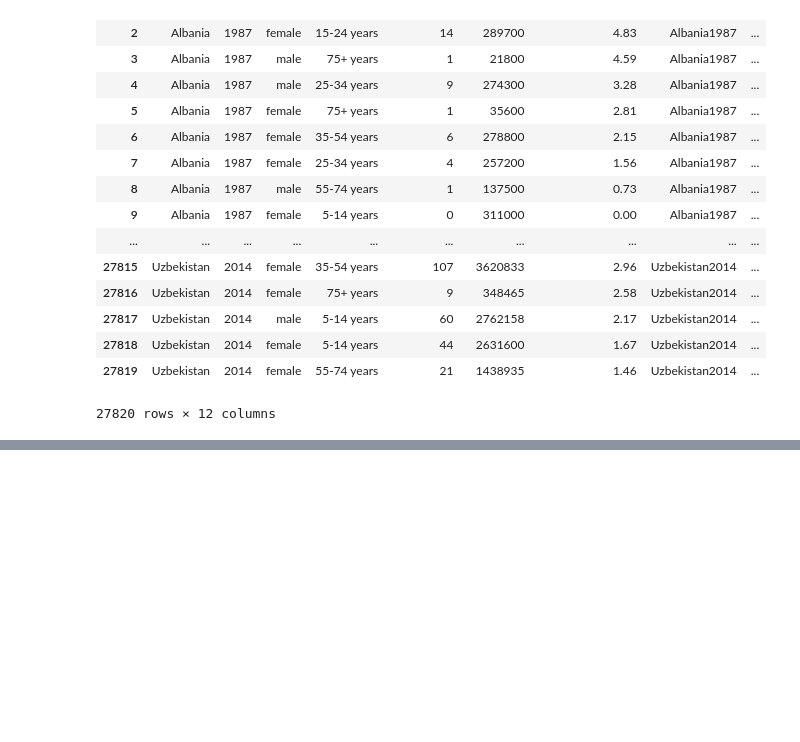
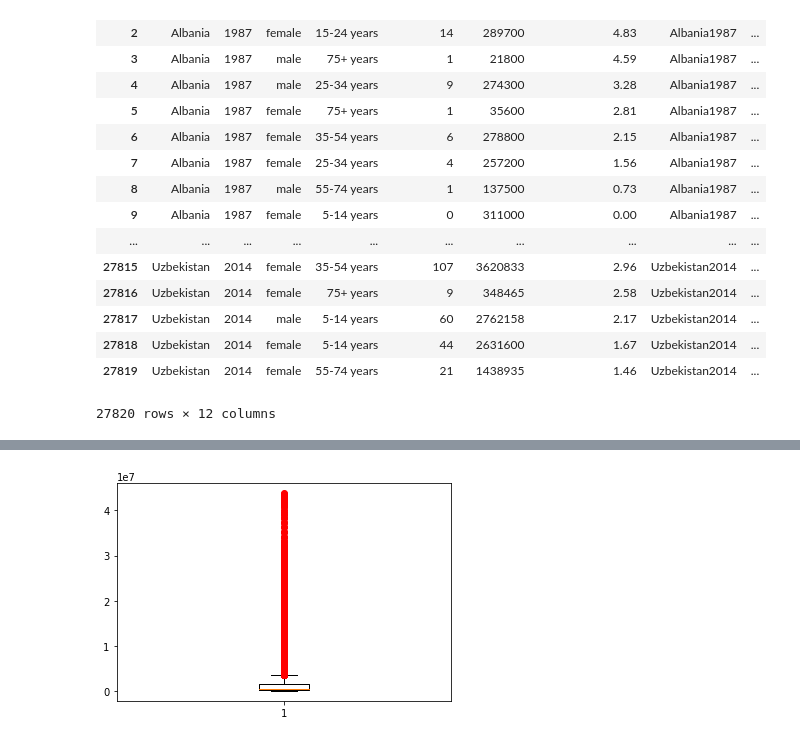
Before and after one commit to cshihting/FIT5147-DataVisualisation, a Jupyter notebook: DataExplorationProject/data_wrangling.ipynb, the cells around one changed output, grey strips where cells are left out. Drawn from its saved outputs; the diff is of its cells as text; code cells hidden in the pictures; blank space fills up the shorter version.

```diff
--- a/DataExplorationProject/data_wrangling.ipynb
+++ b/DataExplorationProject/data_wrangling.ipynb
@@ -46,0 +164,5 @@ pd.isna(df)
+# %%
+# Sometimes you have to force display of outliers:
+bp = plt.boxplot(new_df.population, 0, 'ro') # red circle
+# %% [output]
+[figure, added]
```
Also changed, not shown: parts of 22 cells of this notebook, 4 other files.
